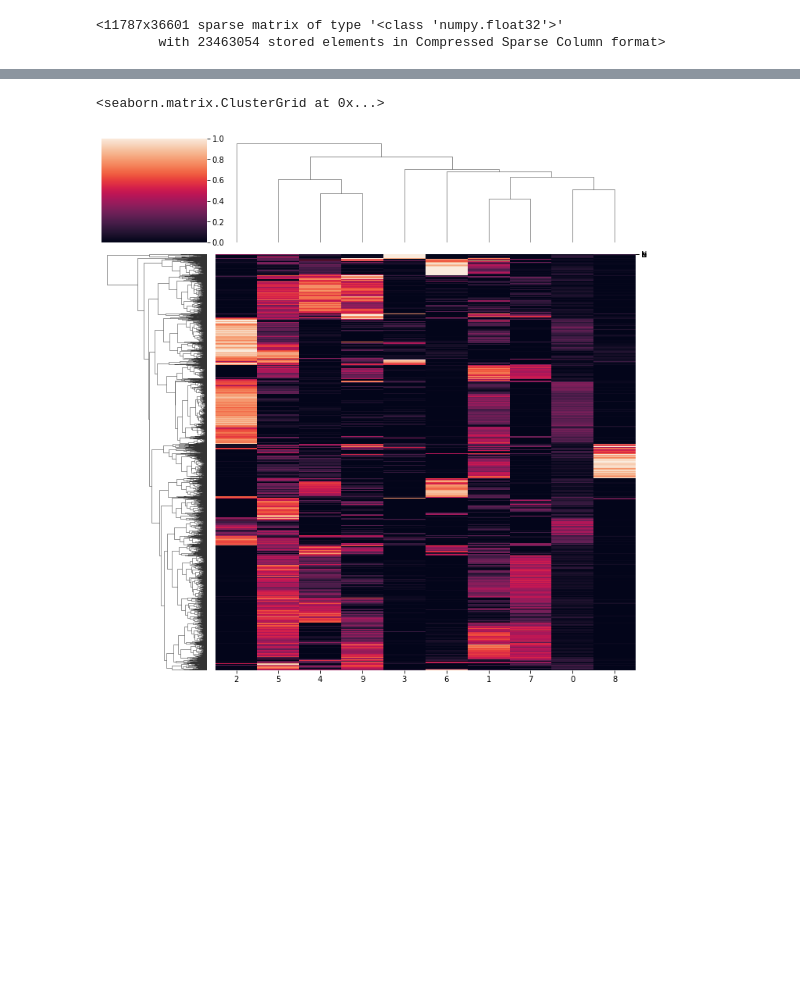
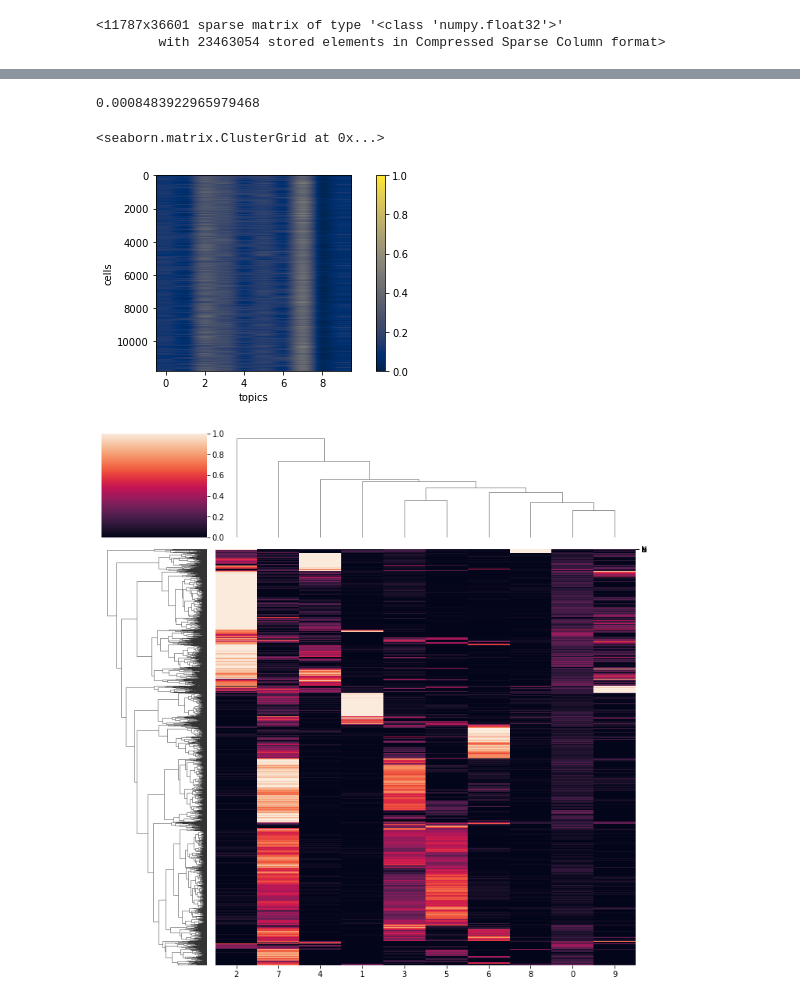
Before and after one commit to wmorgans/quick_intNMF, a Jupyter notebook: docs/notebooks/intNMF_example.ipynb, the cells around one changed output, grey strips where cells are left out. Saved outputs shown, nothing was run; the diff lists cells and outputs as text; code cells hidden in the pictures; blank space fills up the shorter version.

Commit message:
plotting and example nbotebook

```diff
--- a/docs/notebooks/intNMF_example.ipynb
+++ b/docs/notebooks/intNMF_example.ipynb
@@ -47,7 +31,7 @@ def load_multiome(file, labels):
 file = '../data/pbmc_granulocyte_sorted_10k_filtered_feature_bc_matrix.h5'
 labels = '../data/PBMC-Multiom_annotation.tsv'
 
-mu_data = load_multiome(file, labels)
+mu_data = utils.load_multiome(file, labels)
 # %% [output]
 Variable names are not unique. To make them unique, call `.var_names_make_unique`.
 Added `interval` annotation for features from ../data/pbmc_granulocyte_sorted_10k_filtered_feature_bc_matrix.h5
@@ -90,3 +69,3 @@ rna_tf_idf
 # %%
 nmf_model = intNMF(10)  # NMF model with k=10
-nmf_model.fit(rna_tf_idf, atac_tf_idf)
+nmf_model.fit(rna_tf_idf, atac_tf_idf, mu_data['rna'].var.index.values, mu_data['atac'].var.index.values)
@@ -121,8 +138,11 @@ importlib.reload(pl)
 # %%
+pl.view_embed(nmf_model)
 pl.view_embed(nmf_model, clustered=True)
 # %% [output]
-<seaborn.matrix.ClusterGrid at 0x...>
+0.0008483922965979468
+<seaborn.matrix.ClusterGrid at 0x...>
-[figure, old version]
+[figure, new version]
+[figure, added]
 # %%
 ax = pl.view_loadings(nmf_model, 'both') #can also view a single modality with atac or rna
 # %% [output]
```
Also changed, not shown: parts of 64 cells of this notebook, 2 other files.
